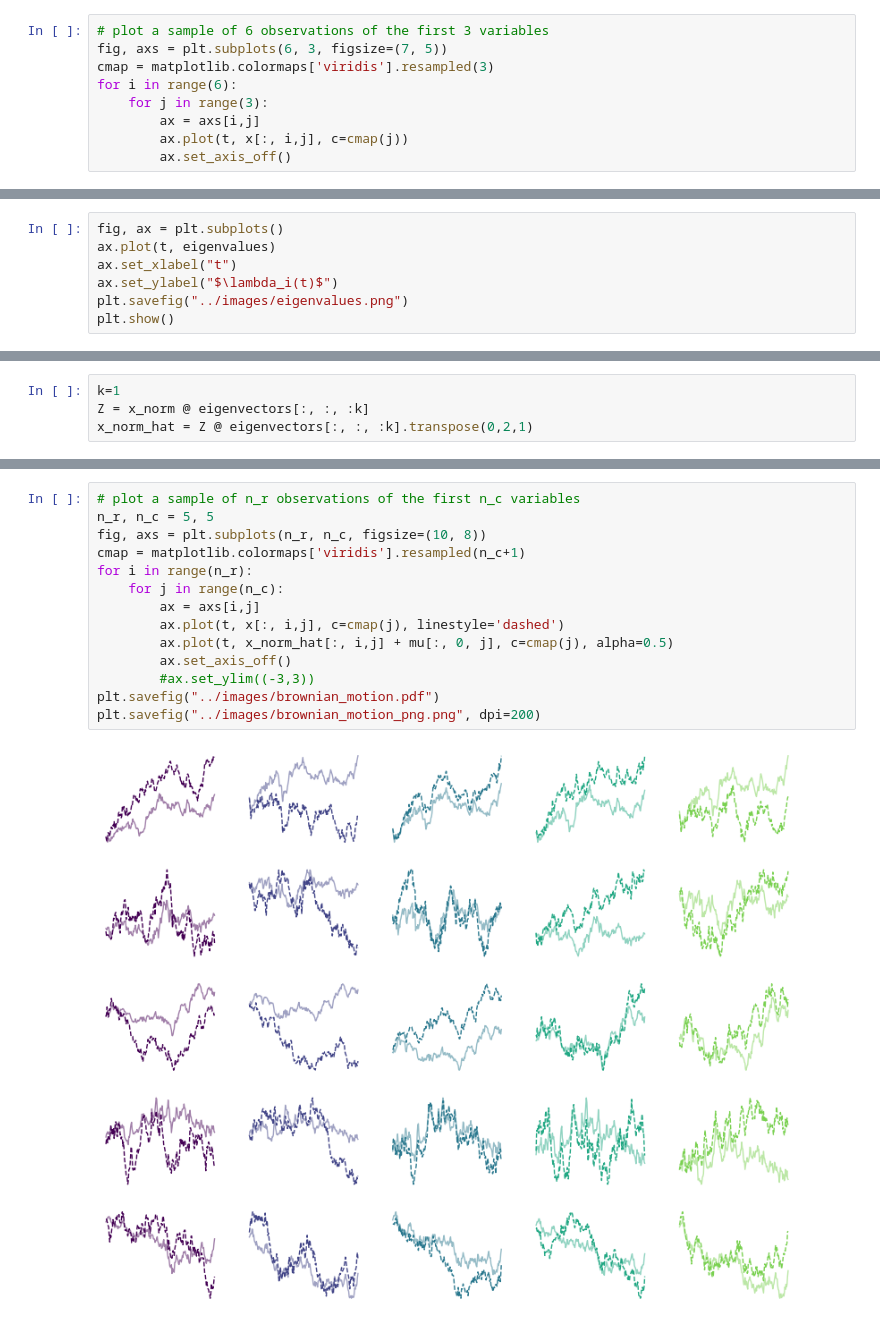
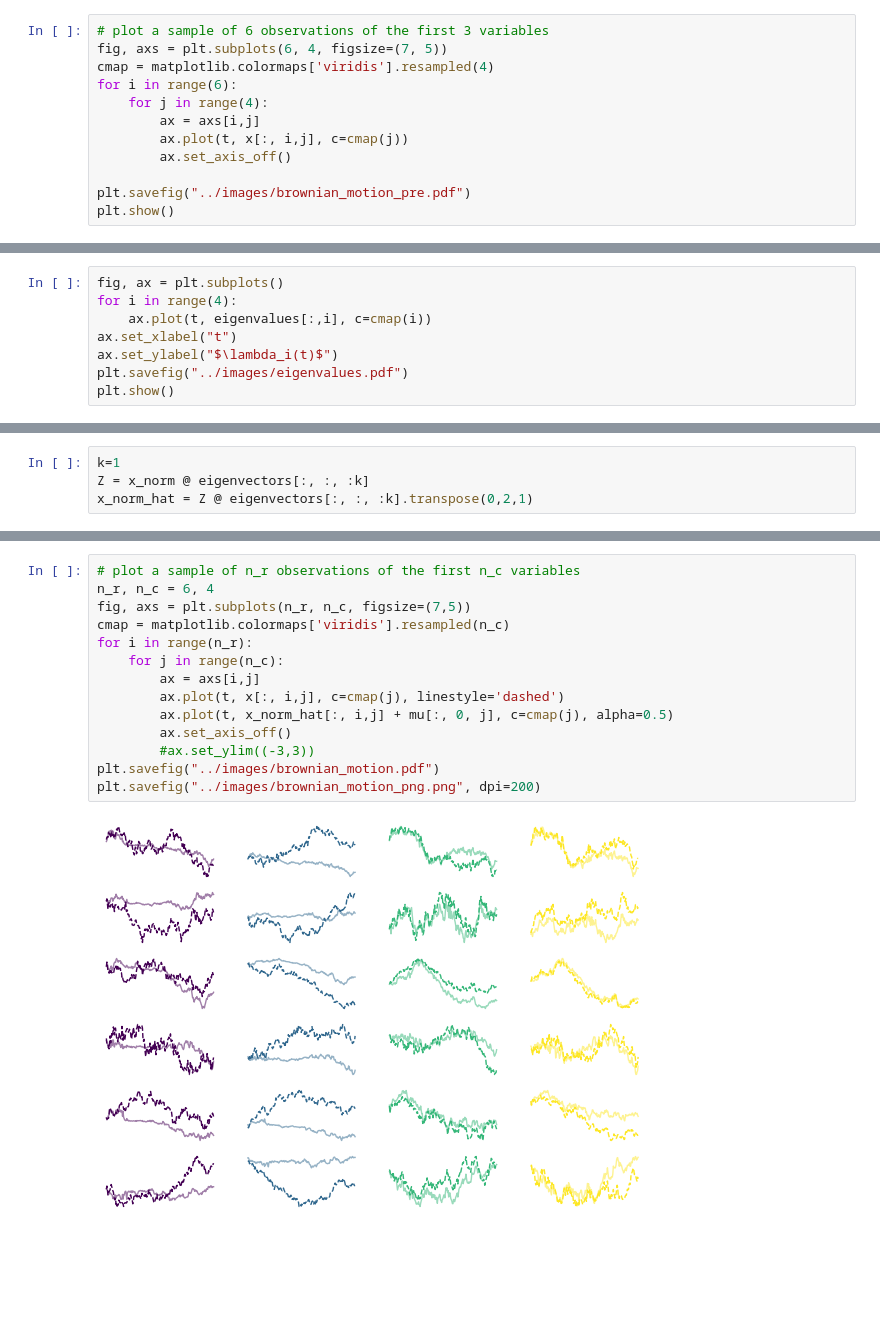
Before and after one commit to dani2442/Functional-Data-Analysis, a Jupyter notebook: notebooks/fpca.ipynb, the cells around one changed output, grey strips where cells are left out. Drawn from its saved outputs; the diff is of its cells as text; blank space fills up the shorter version.

```diff
--- a/notebooks/fpca.ipynb
+++ b/notebooks/fpca.ipynb
@@ -31,10 +31,13 @@ plt.imshow(C + C.T)
 # %%
 # plot a sample of 6 observations of the first 3 variables
-fig, axs = plt.subplots(6, 3, figsize=(7, 5))
-cmap = matplotlib.colormaps['viridis'].resampled(3)
+fig, axs = plt.subplots(6, 4, figsize=(7, 5))
+cmap = matplotlib.colormaps['viridis'].resampled(4)
 for i in range(6):
-    for j in range(3):
+    for j in range(4):
         ax = axs[i,j]
         ax.plot(t, x[:, i,j], c=cmap(j))
         ax.set_axis_off()
+
+plt.savefig("../images/brownian_motion_pre.pdf")
+plt.show()
 # %% [output]
@@ -55,9 +58,10 @@ eigenvalues = np.take_along_axis(eigenvalues, idx, axis=-1)
 eigenvectors = np.take_along_axis(eigenvectors, idx[:,np.newaxis,:], axis=-1)
 # %%
 fig, ax = plt.subplots()
-ax.plot(t, eigenvalues)
+for i in range(4):
+    ax.plot(t, eigenvalues[:,i], c=cmap(i))
 ax.set_xlabel("t")
 ax.set_ylabel("$\lambda_i(t)$")
-plt.savefig("../images/eigenvalues.png")
+plt.savefig("../images/eigenvalues.pdf")
 plt.show()
 # %% [output]
@@ -79,16 +83,16 @@ Mean Square Error  0.8185875723879302
 # %%
 # plot a sample of n_r observations of the first n_c variables
-n_r, n_c = 5, 5
-fig, axs = plt.subplots(n_r, n_c, figsize=(10, 8))
-cmap = matplotlib.colormaps['viridis'].resampled(n_c+1)
+n_r, n_c = 6, 4
+fig, axs = plt.subplots(n_r, n_c, figsize=(7,5))
+cmap = matplotlib.colormaps['viridis'].resampled(n_c)
 for i in range(n_r):
     for j in range(n_c):
         ax = axs[i,j]
         ax.plot(t, x[:, i,j], c=cmap(j), linestyle='dashed')
         ax.plot(t, x_norm_hat[:, i,j] + mu[:, 0, j], c=cmap(j), alpha=0.5)
         ax.set_axis_off()
         #ax.set_ylim((-3,3))
 plt.savefig("../images/brownian_motion.pdf")
 plt.savefig("../images/brownian_motion_png.png", dpi=200)
 # %% [output]
-[figure, old version]
+[figure, new version]
```
Also changed, not shown: parts of 4 cells of this notebook, 18 other files.
